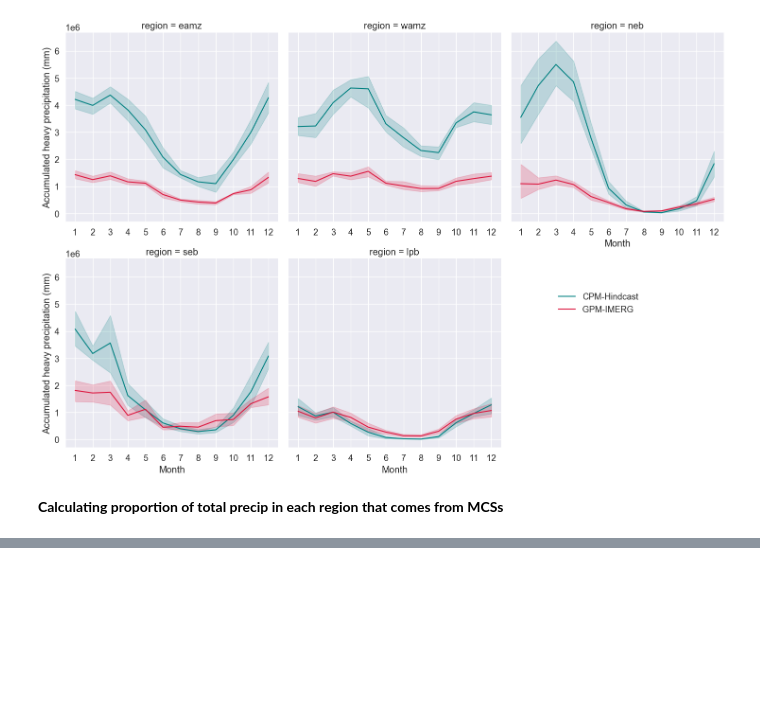
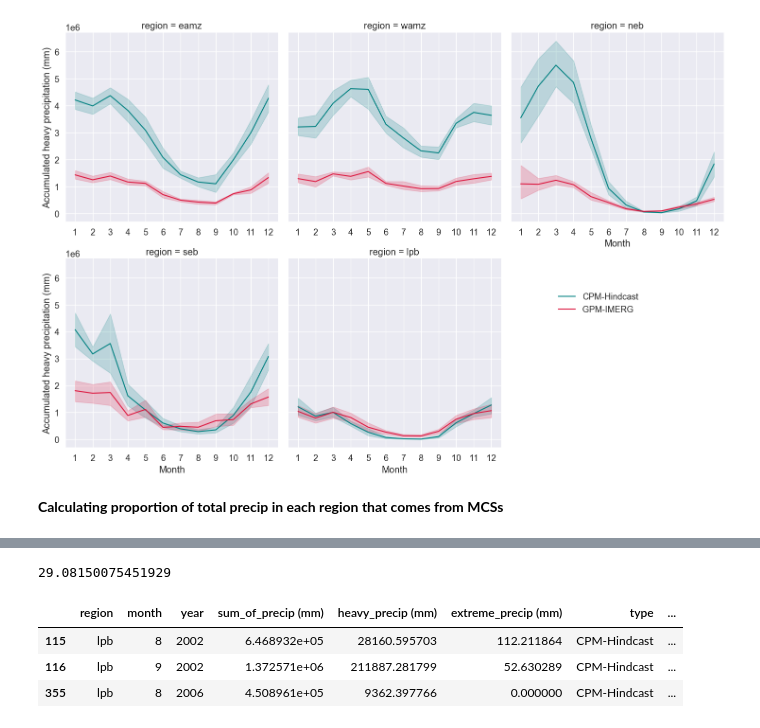
Before and after one commit to harrietgilmour/analysis, a Jupyter notebook: contribution_to_rainfall.ipynb, the cells around one changed output, grey strips where cells are left out. Saved outputs shown, nothing was run; the diff lists cells and outputs as text; code cells hidden in the pictures; blank space fills up the shorter version.

```diff
--- a/contribution_to_rainfall.ipynb
+++ b/contribution_to_rainfall.ipynb
@@ -493,0 +611,34 @@ g.set_xticklabels(labels=np.arange(1,13), step=1)
+# %%
+dataframes = [eamz_tracks_cpm, wamz_tracks_cpm, neb_tracks_cpm, seb_tracks_cpm, lpb_tracks_cpm]
+#i = 0
+
+eamz_tracks_cpm.name = 'eamz'
+wamz_tracks_cpm.name = 'wamz'
+neb_tracks_cpm.name = 'neb'
+seb_tracks_cpm.name = 'seb'
+lpb_tracks_cpm.name = 'lpb'
+
+for dataframe in dataframes:
+    region = dataframe.name
+    print(region)
+    for year in np.unique(dataframe.datetime.dt.year):
+        print(year)
+        subset = dataframe[dataframe.datetime.dt.year == year]
+        for month in np.unique(subset.datetime.dt.month):
+            print(month)
+            subset1 = subset[subset.datetime.dt.month == month]
+            precip_total = subset1.total_precip.sum()
+            print(precip_total)
+            precip_extreme = subset1.extreme_precip.sum()
+            precip_heavy = subset1.heavy_precip.sum()
+
+            cpm_file['mcs_total_precip'][(cpm_file.year == year) & (cpm_file.month == month) & (cpm_file.region == region)] = precip_total
+            cpm_file['mcs_heavy_precip'][(cpm_file.year == year) & (cpm_file.month == month) & (cpm_file.region == region)] = precip_heavy
+            cpm_file['mcs_extreme_precip'][(cpm_file.year == year) & (cpm_file.month == month) & (cpm_file.region == region)] = precip_extreme
+
+            # cpm_file.mcs_total_precip.loc[i] = precip_total
+            # cpm_file.mcs_heavy_precip.loc[i] = precip_heavy
+            # cpm_file.mcs_extreme_precip.loc[i] = precip_extreme
+            #i = i+1
+        print('Finished for year: ', year)
+    print('finished for dataframe')
@@ -493,0 +663,13 @@ g.set_xticklabels(labels=np.arange(1,13), step=1)
+# %%
+cpm_file.mcs_contribution[(cpm_file.region == 'seb') & (cpm_file.month == 10)].max()
+# %% [output]
+29.08150075451929
+# %%
+## NOT SURE WHAT IS GOING ON WITH THESE 3 --- POSSIBLY CHECK THE BOUNDING BOX FOR LPB TO MAKE SURE ITS THE SAME AS THE ONE USED FOR THE REGIONAL MCS ANALYSIS ##
+
+cpm_file[cpm_file.mcs_contribution > 100]
+# %% [output]
+|  | region | month | year | sum_of_precip (mm) | heavy_precip (mm) | extreme_precip (mm) | type | ... |
+| 115 | lpb | 8 | 2002 | 6.468932e+05 | 28160.595703 | 112.211864 | CPM-Hindcast | ... |
+| 116 | lpb | 9 | 2002 | 1.372571e+06 | 211887.281799 | 52.630289 | CPM-Hindcast | ... |
+| 355 | lpb | 8 | 2006 | 4.508961e+05 | 9362.397766 | 0.000000 | CPM-Hindcast | ... |
```
Also changed, not shown: parts of 13 cells of this notebook.
